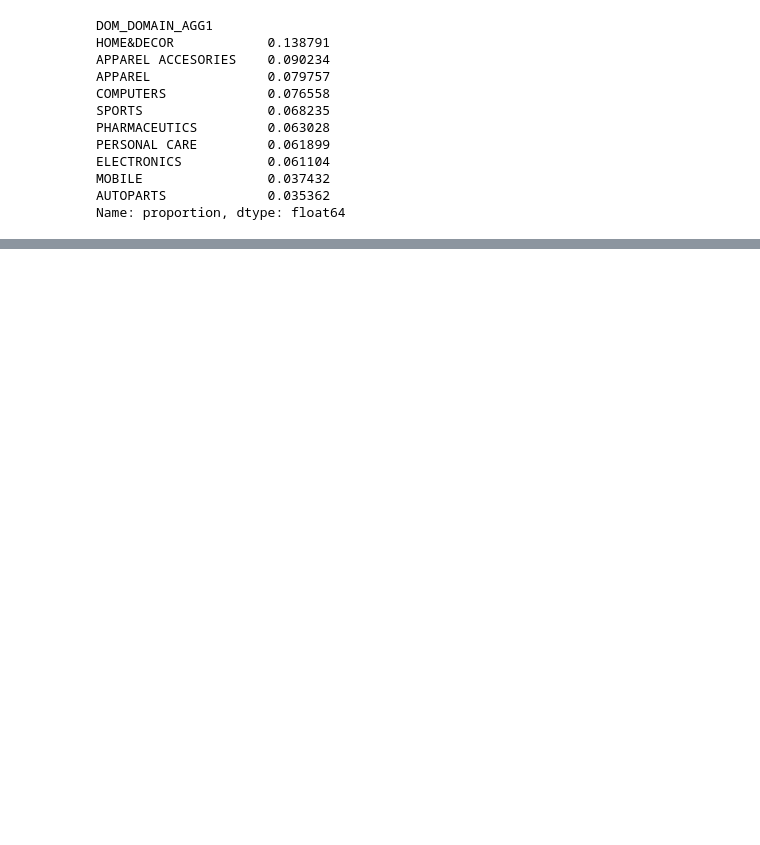
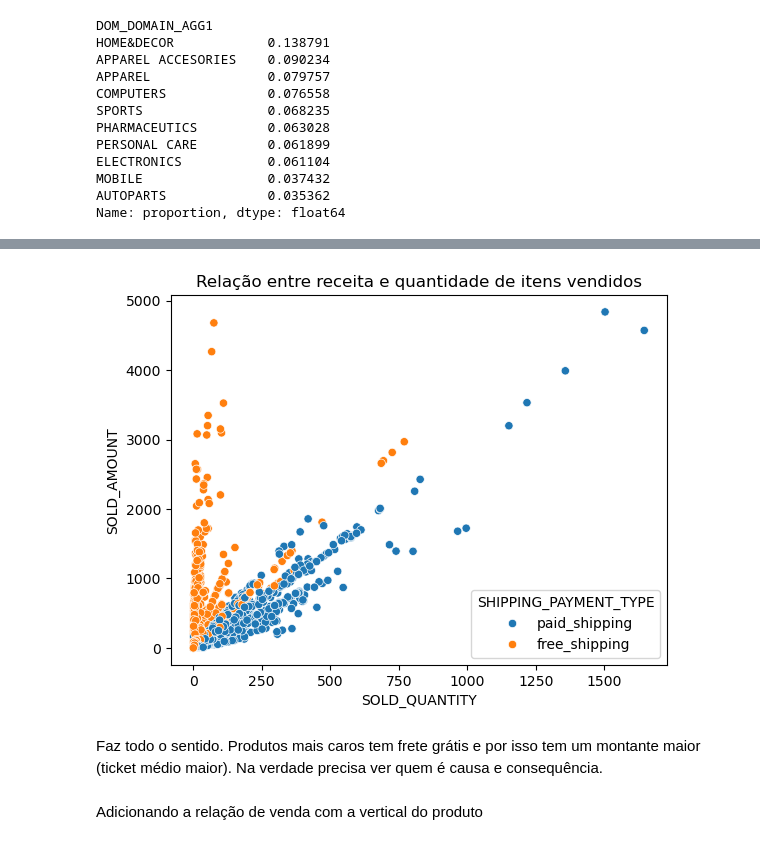
Before and after one commit to remarchese/meli_technical_challenge, a Jupyter notebook: DS Challenge - Case 1.ipynb, the cells around one changed output, grey strips where cells are left out. Cells and saved outputs as stored; diff of their text form; code cells hidden in the pictures; blank space fills up the shorter version.

```diff
--- a/DS Challenge - Case 1.ipynb
+++ b/DS Challenge - Case 1.ipynb
@@ -605,0 +485,11 @@ df[df['DOMAIN_ID']=='WINES'].sort_values('OFFER_START_DTTM')
+# %%
+sns.scatterplot(data=df, x='SOLD_QUANTITY', y='SOLD_AMOUNT', hue='SHIPPING_PAYMENT_TYPE')
+plt.title('Relação entre receita e quantidade de itens vendidos')
+plt.show()
+# %% [output]
+[figure, added]
+# %% [markdown]
+Faz todo o sentido. Produtos mais caros tem frete grátis e por isso tem um montante maior (ticket médio maior).
+Na verdade precisa ver quem é causa e consequência.
+# %% [markdown]
+Adicionando a relação de venda com a vertical do produto
```
Also changed, not shown: parts of 76 cells of this notebook.
